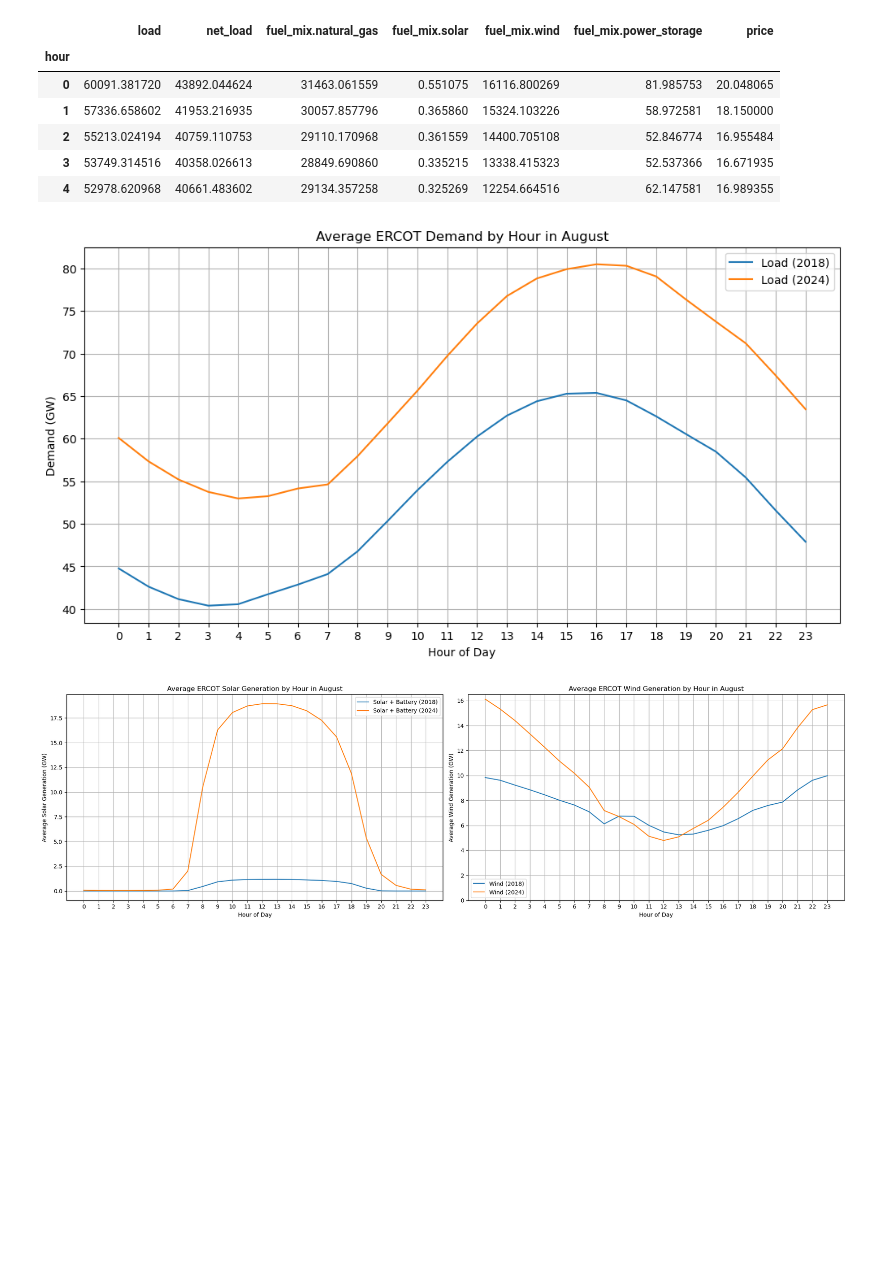
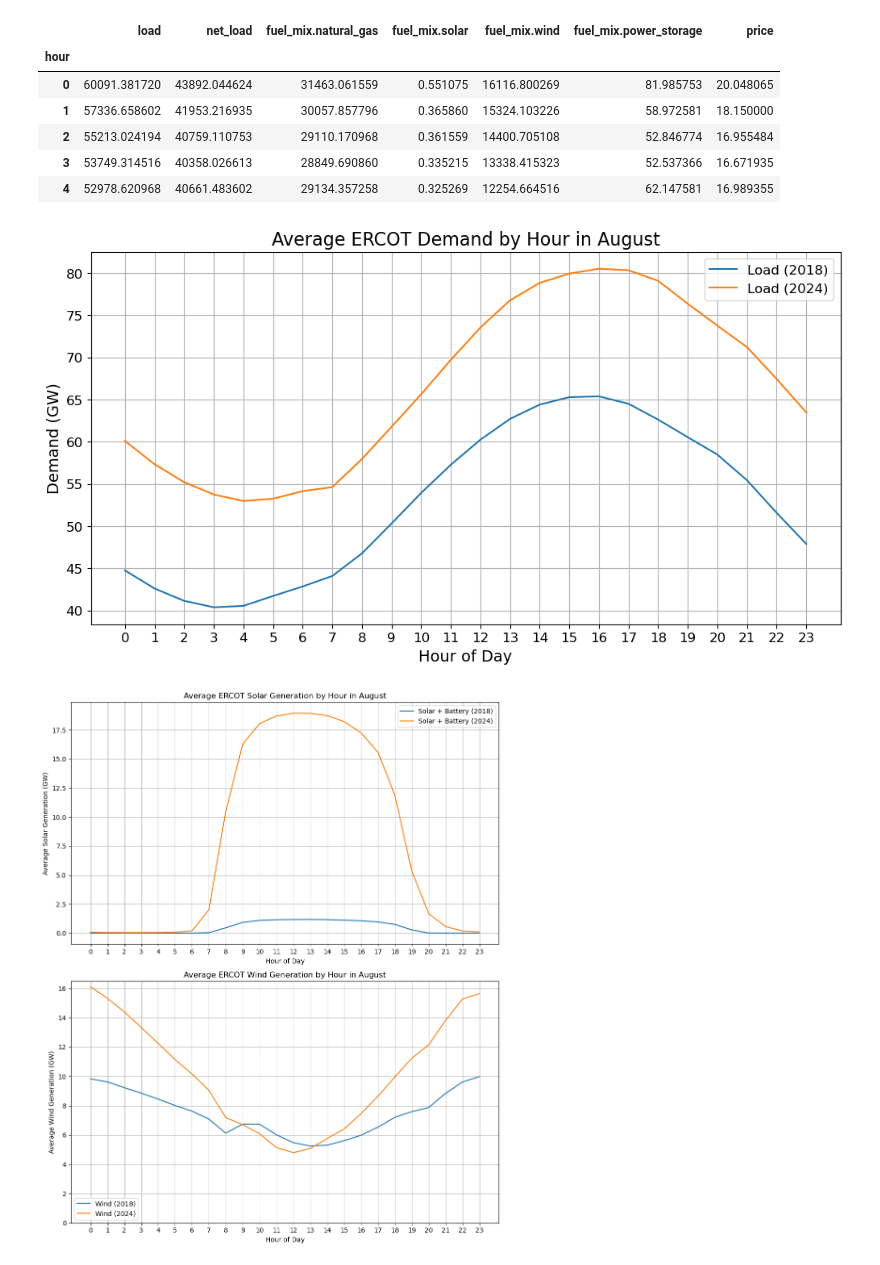
Before and after one commit to aedessler/renewables2018vs2024, a Jupyter notebook: augustPrice.ipynb, the cells around one changed output. Drawn from its saved outputs; the diff is of its cells as text; code cells hidden in the pictures; blank space fills up the shorter version.

Commit message:
update figures + add README.md

```diff
--- a/augustPrice.ipynb
+++ b/augustPrice.ipynb
@@ -68,48 +68,49 @@ for year, df in avg_data_by_hour.items():
     load_gw = df['load'] / 1e3
     sns.lineplot(data=df, x='hour', y=load_gw, label=f'Load ({year})')
 
-plt.title('Average ERCOT Demand by Hour in August')
-plt.xlabel('Hour of Day')
-plt.ylabel('Demand (GW)')
+plt.title('Average ERCOT Demand by Hour in August', fontsize=16)
+plt.xlabel('Hour of Day', fontsize=14)
+plt.ylabel('Demand (GW)', fontsize=14)
 plt.xticks(range(0, 24))
+plt.tick_params(axis='both', which='major', labelsize=12)
 plt.grid(True)
-plt.legend()
+plt.legend(fontsize=12)
 plt.savefig('ercot_demand_by_hour_august.png', dpi=300)
 plt.show()
 # %% [output]
-[figure, old version]
+[figure, new version]
 # %%
-fig, (ax1, ax2) = plt.subplots(1, 2, figsize=(20, 6))
+fig, (ax1, ax2) = plt.subplots(2, 1, figsize=(10, 12))
 
 # Solar panel (left)
 for year, df in avg_data_by_hour.items():
     if year in ['2018', '2024']:
         x1 = (df['fuel_mix.solar']+df['fuel_mix.power_storage'])/1e3
         ax1.plot(df.index, x1, label=f'Solar + Battery ({year})')
 
 ax1.set_title('Average ERCOT Solar Generation by Hour in August')
 ax1.set_xlabel('Hour of Day')
 ax1.set_ylabel('Average Solar Generation (GW)')
 ax1.set_xticks(range(0, 24))
 ax1.grid(True)
 ax1.legend()
 
 # Wind panel (right)
 for year, df in avg_data_by_hour.items():
     if year in ['2018', '2024']:
         wind_gw = df['fuel_mix.wind'] / 1e3
         ax2.plot(df.index, wind_gw, label=f'Wind ({year})')
 
 ax2.set_title('Average ERCOT Wind Generation by Hour in August')
 ax2.set_xlabel('Hour of Day')
 ax2.set_ylabel('Average Wind Generation (GW)')
 ax2.set_xticks(range(0, 24))
 ax2.grid(True)
 ax2.legend()
 ax2.set_ylim(0, 16.5)
 
 plt.tight_layout()
 plt.savefig('ercot_solar_wind_generation_august.png', dpi=300)
 plt.show()
 # %% [output]
-[figure, old version]
+[figure, new version]
```
Also changed, not shown: parts of 10 cells of this notebook, 1 other file.
